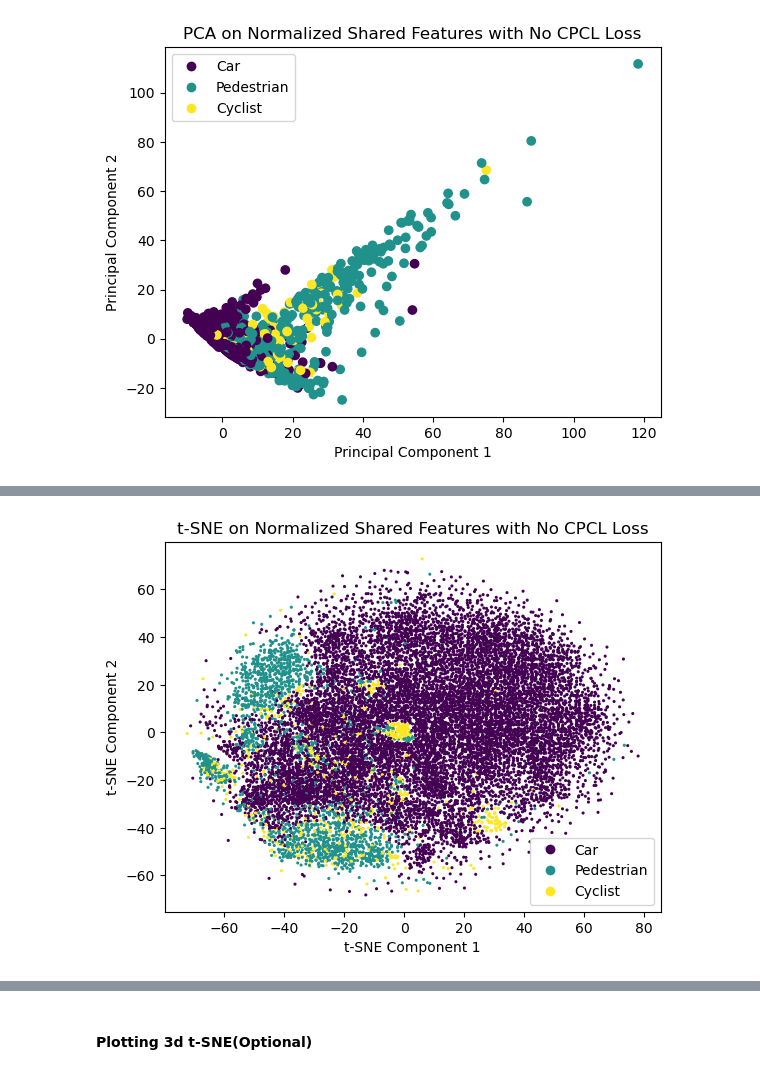
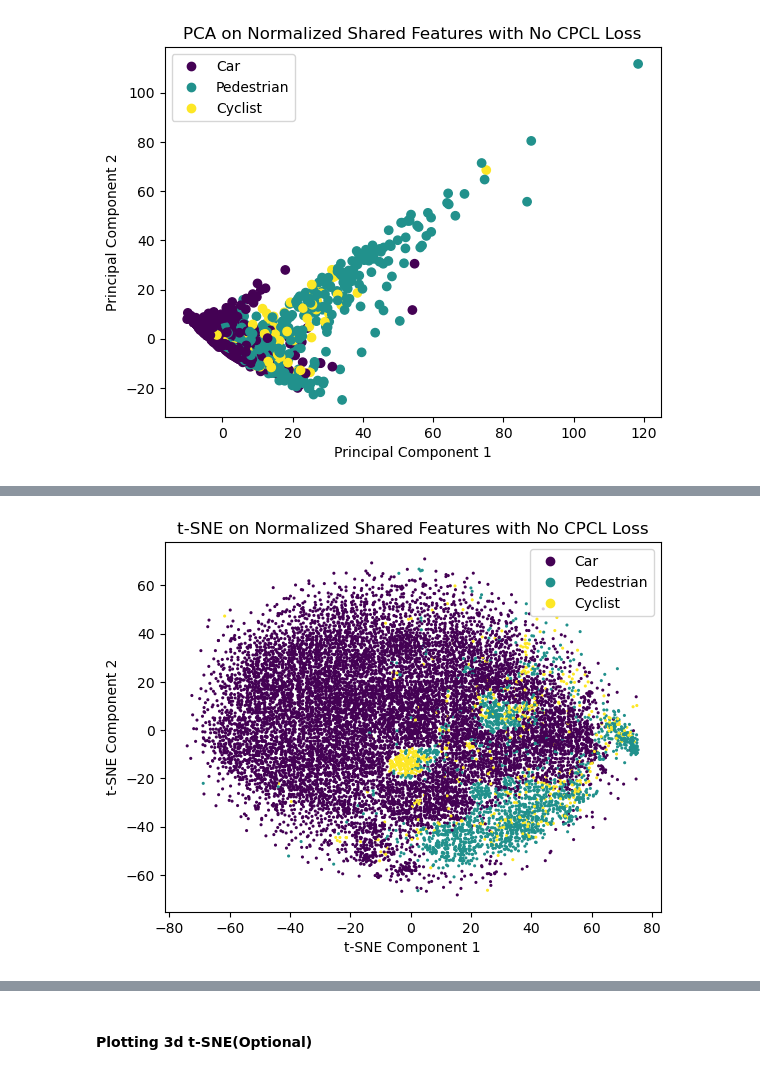
Before and after one commit to deepsthewarrior/OpenPCDet, a Jupyter notebook: tools/loss_features_analysis.ipynb, the cells around one changed output, grey strips where cells are left out. Saved outputs shown, nothing was run; the diff lists cells and outputs as text; code cells hidden in the pictures.

```diff
--- a/tools/loss_features_analysis.ipynb
+++ b/tools/loss_features_analysis.ipynb
@@ -56,4 +63,9 @@ def sort_instances(ret_dict):
     return sorted_tensor
 # %% [markdown]
 #### sort by instance ids and select the first occurance
+# %%
+ret_dict_no_cpcl = gather_features(loaded_data)
+selected_inds_no_cpcl = sort_instances(ret_dict_no_cpcl)
+selected_sh_no_cpcl = ret_dict_no_cpcl['sh'][selected_inds_no_cpcl]
+selected_gt_classes_no_cpcl = ret_dict_no_cpcl['gt_classes'][selected_inds_no_cpcl]
 # %%
@@ -102,8 +180,11 @@ from cuml.manifold import TSNE
 from sklearn.preprocessing import StandardScaler
 
 # Create a sample dataset
-x = selected_sh.cpu().numpy()
-y = selected_gt.cpu().numpy().astype(int)
+# x = selected_sh.cpu().numpy()
+# y = selected_gt.cpu().numpy().astype(int)
+
+x = selected_sh_no_cpcl.cpu().numpy()
+y = selected_gt_classes_no_cpcl.cpu().numpy().astype(int)
 
 # Normalize the features
 scaler = StandardScaler()
@@ -127,5 +208,6 @@ plt.title('t-SNE on Normalized Shared Features with No CPCL Loss')
 class_names = ['Car', 'Pedestrian', 'Cyclist']
 handles, _ = scatter.legend_elements(num=np.unique(y))
 legend = plt.legend(handles, class_names)
+
 plt.show()
 # %% [output]
@@ -133,4 +215,4 @@ plt.show()
-[figure, old version]
+[figure, new version]
 # %%
 with open('/mnt/data/deka01/debug_OpenPCDet/tools/features_with_cpcl_iteration.pkl', 'rb') as file:
     loaded_data_cpcl = pickle.load(file)
```
Also changed, not shown: parts of 23 cells of this notebook.
